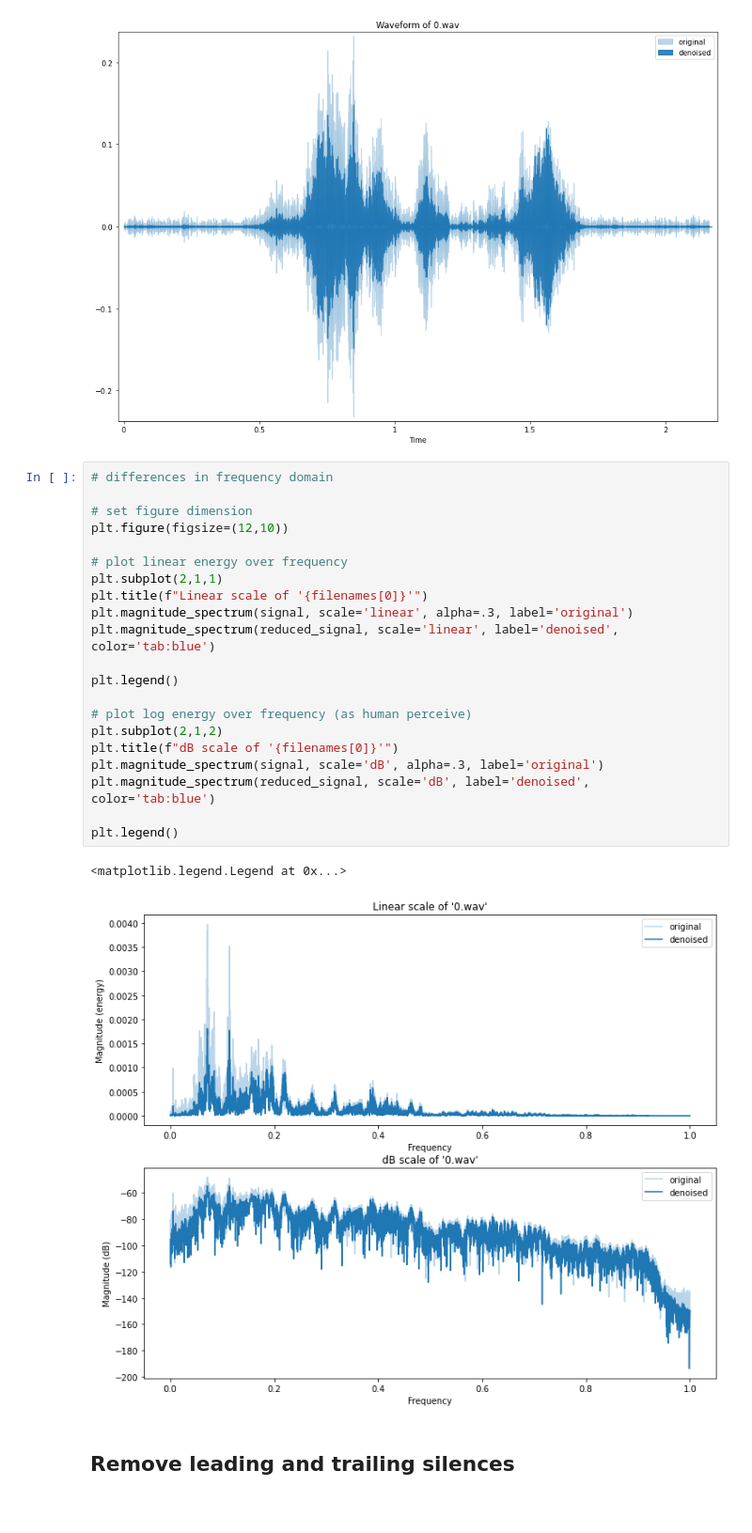
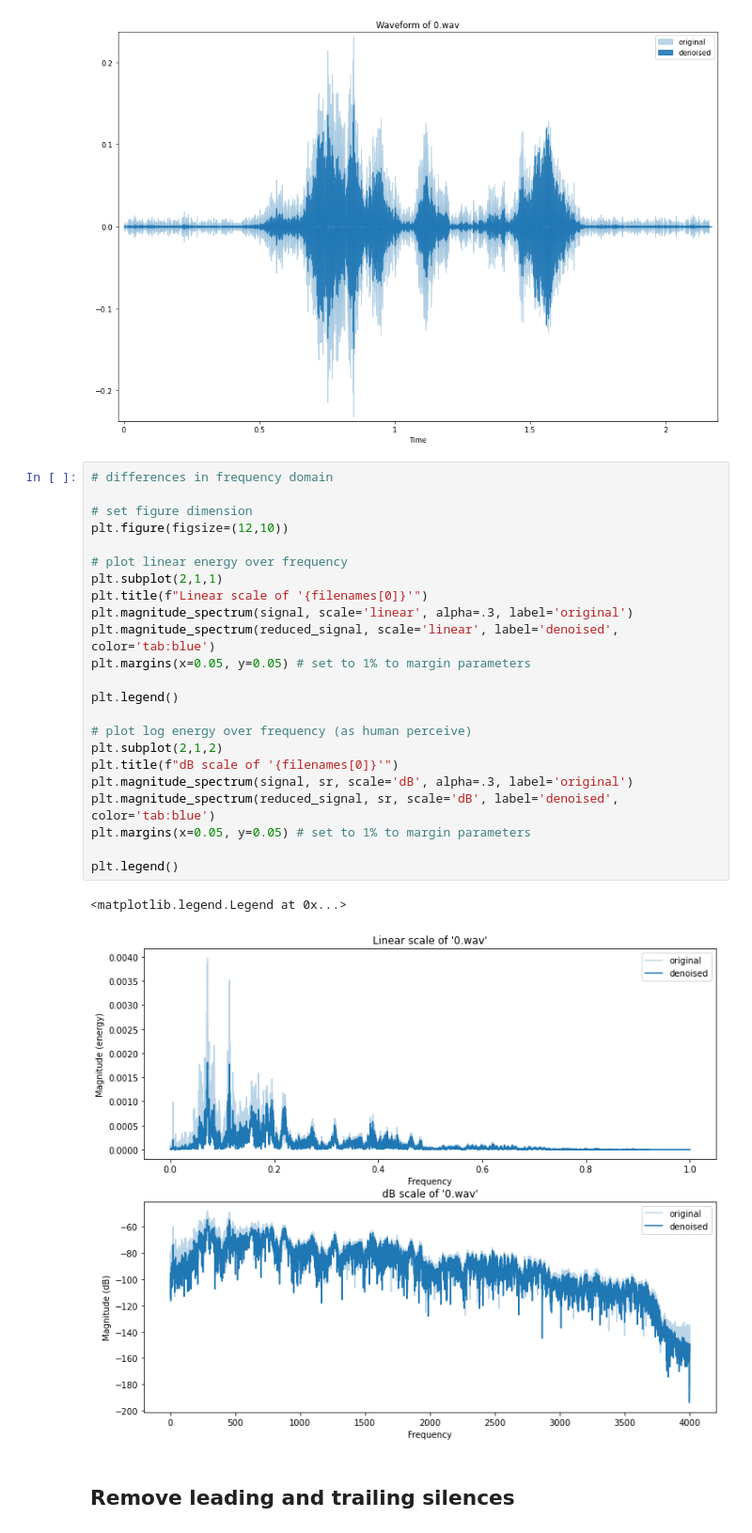
Before and after one commit to notlosca/audio_emotion_classification, a Jupyter notebook: the_one.ipynb, the cells around one changed output. Shown at 94% size. Drawn from its saved outputs; the diff is of its cells as text.

```diff
--- a/the_one.ipynb
+++ b/the_one.ipynb
@@ -90,27 +91,29 @@ plt.show()
 # %%
 # differences in frequency domain
 
 # set figure dimension
 plt.figure(figsize=(12,10))
 
 # plot linear energy over frequency
 plt.subplot(2,1,1)
 plt.title(f"Linear scale of '{filenames[0]}'")
 plt.magnitude_spectrum(signal, scale='linear', alpha=.3, label='original')
 plt.magnitude_spectrum(reduced_signal, scale='linear', label='denoised', color='tab:blue')
+plt.margins(x=0.05, y=0.05) # set to 1% to margin parameters
 
 plt.legend()
 
 # plot log energy over frequency (as human perceive)
 plt.subplot(2,1,2)
 plt.title(f"dB scale of '{filenames[0]}'")
-plt.magnitude_spectrum(signal, scale='dB', alpha=.3, label='original')
-plt.magnitude_spectrum(reduced_signal, scale='dB', label='denoised', color='tab:blue')
+plt.magnitude_spectrum(signal, sr, scale='dB', alpha=.3, label='original')
+plt.magnitude_spectrum(reduced_signal, sr, scale='dB', label='denoised', color='tab:blue')
+plt.margins(x=0.05, y=0.05) # set to 1% to margin parameters
 
 plt.legend()
 # %% [output]
 <matplotlib.legend.Legend at 0x...>
-[figure, old version]
+[figure, new version]
 # %% [markdown]
 ## Remove leading and trailing silences
 # %%
```
Also changed, not shown: parts of 15 cells of this notebook.
